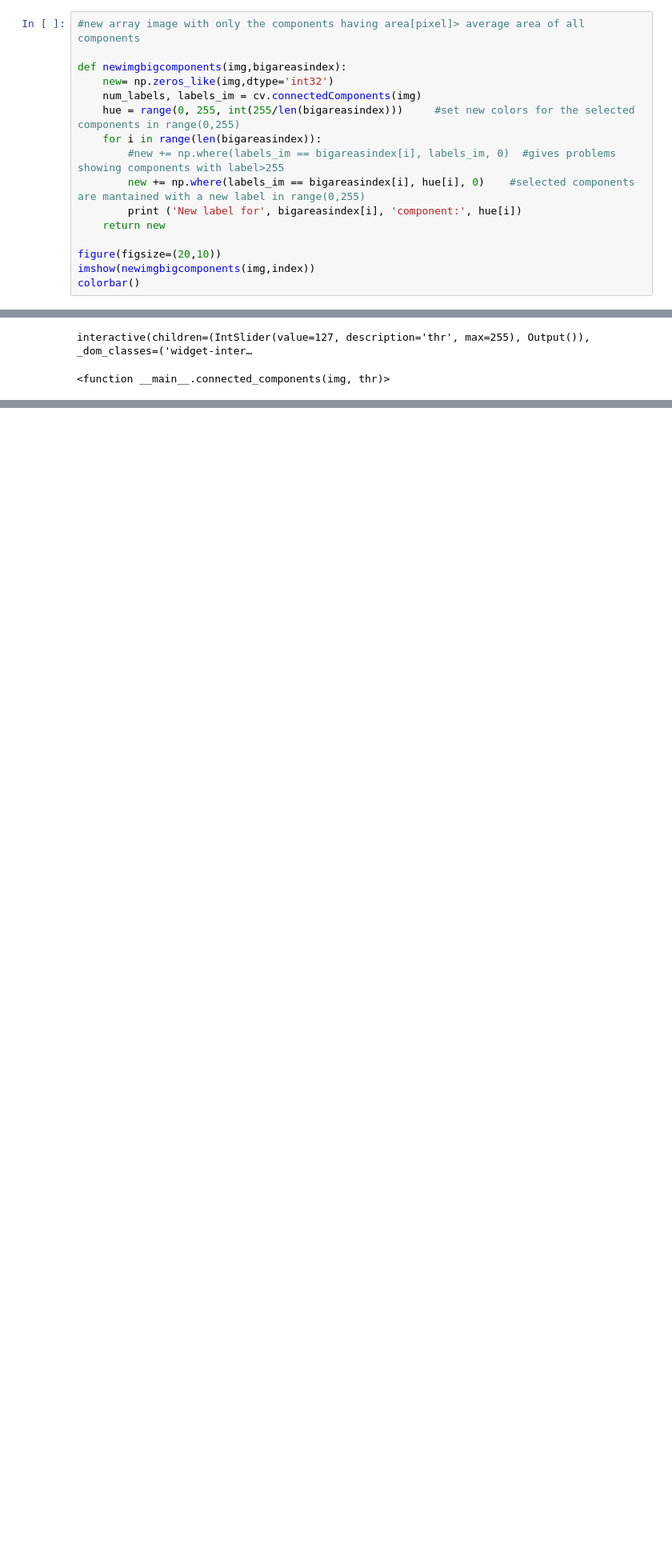
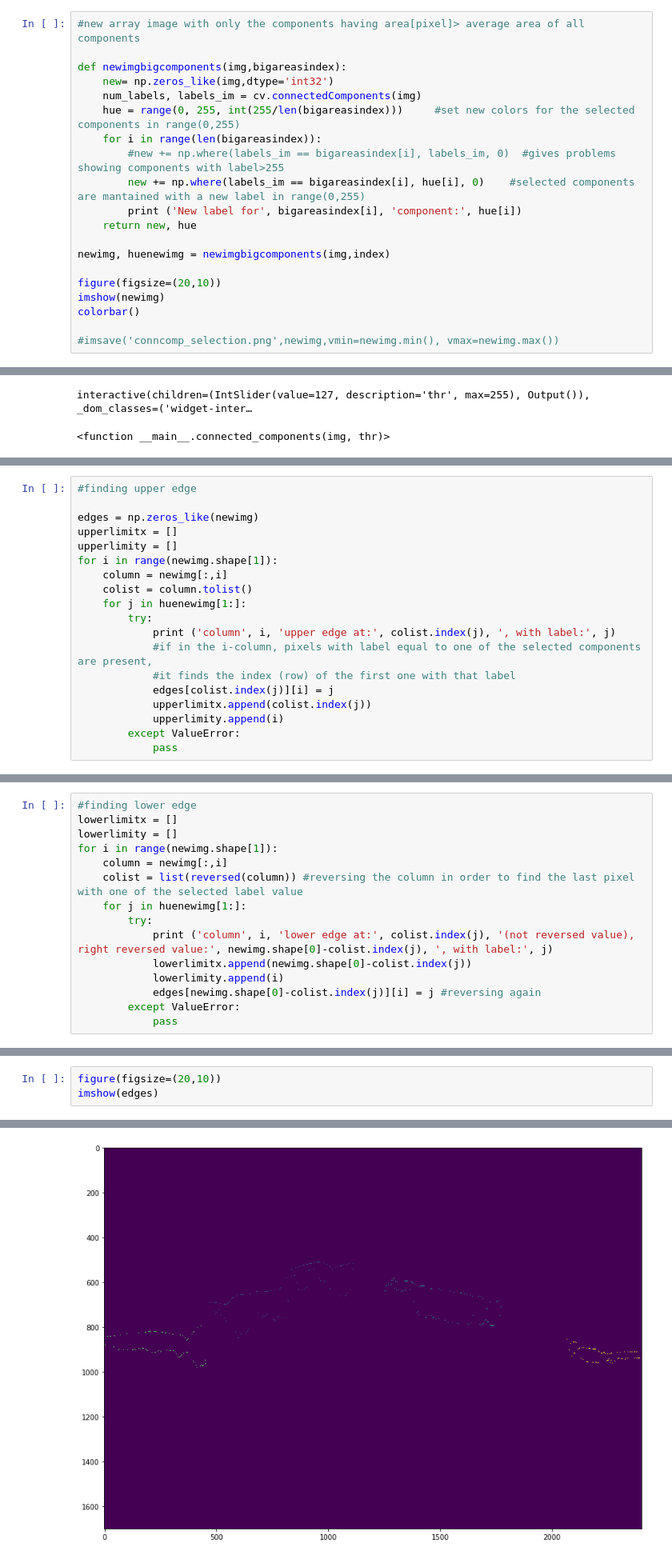
Before and after one commit to GiuliaLovati/Tesy, a Jupyter notebook: ConnectedComponents.ipynb, the cells around one changed output, grey strips where cells are left out. Shown at 80% size. Cells and saved outputs as stored; diff of their text form; blank space fills up the shorter version.

Commit message:
added finding edges of selected connected components

```diff
--- a/ConnectedComponents.ipynb
+++ b/ConnectedComponents.ipynb
@@ -252,11 +252,15 @@ def newimgbigcomponents(img,bigareasindex):
         #new += np.where(labels_im == bigareasindex[i], labels_im, 0)  #gives problems showing components with label>255
         new += np.where(labels_im == bigareasindex[i], hue[i], 0)    #selected components are mantained with a new label in range(0,255)
         print ('New label for', bigareasindex[i], 'component:', hue[i])
-    return new
+    return new, hue
+
+newimg, huenewimg = newimgbigcomponents(img,index)
 
 figure(figsize=(20,10))
-imshow(newimgbigcomponents(img,index))
+imshow(newimg)
 colorbar()
+
+#imsave('conncomp_selection.png',newimg,vmin=newimg.min(), vmax=newimg.max())
 # %% [output]
 New label for 0 component: 0
 New label for 1 component: 51
@@ -376,0 +369,19 @@ interactive(children=(IntSlider(value=127, description='thr', max=255), Output()
+# %%
+#finding upper edge
+
+edges = np.zeros_like(newimg)
+upperlimitx = []
+upperlimity = []
+for i in range(newimg.shape[1]):
+    column = newimg[:,i]
+    colist = column.tolist()
+    for j in huenewimg[1:]:
+        try:
+            print ('column', i, 'upper edge at:', colist.index(j), ', with label:', j)
+            #if in the i-column, pixels with label equal to one of the selected components are present,
+            #it finds the index (row) of the first one with that label
+            edges[colist.index(j)][i] = j
+            upperlimitx.append(colist.index(j))
+            upperlimity.append(i)
+        except ValueError:
+            pass
@@ -376,0 +406,15 @@ interactive(children=(IntSlider(value=127, description='thr', max=255), Output()
+# %%
+#finding lower edge
+lowerlimitx = []
+lowerlimity = []
+for i in range(newimg.shape[1]):
+    column = newimg[:,i]
+    colist = list(reversed(column)) #reversing the column in order to find the last pixel with one of the selected label value
+    for j in huenewimg[1:]:
+        try:
+            print ('column', i, 'lower edge at:', colist.index(j), '(not reversed value), right reversed value:', newimg.shape[0]-colist.index(j), ', with label:', j)
+            lowerlimitx.append(newimg.shape[0]-colist.index(j))
+            lowerlimity.append(i)
+            edges[newimg.shape[0]-colist.index(j)][i] = j #reversing again
+        except ValueError:
+            pass
@@ -376,0 +439,4 @@ interactive(children=(IntSlider(value=127, description='thr', max=255), Output()
+# %%
+figure(figsize=(20,10))
+imshow(edges)
+# %% [output]
@@ -376,0 +444 @@ interactive(children=(IntSlider(value=127, description='thr', max=255), Output()
+[figure, added]
```
Also changed, not shown: parts of 9 cells of this notebook.
